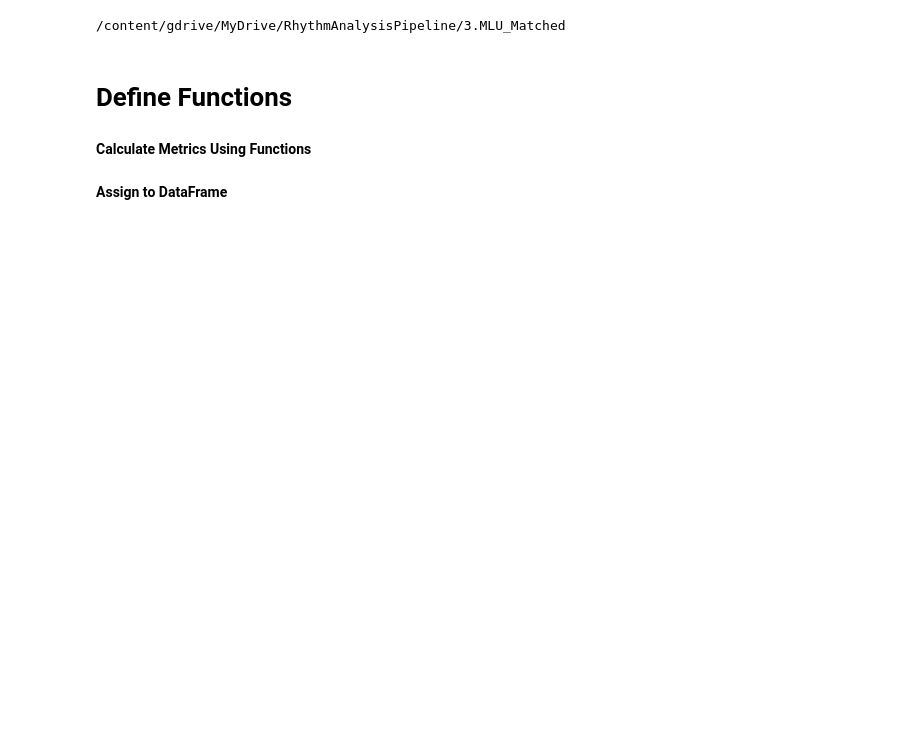
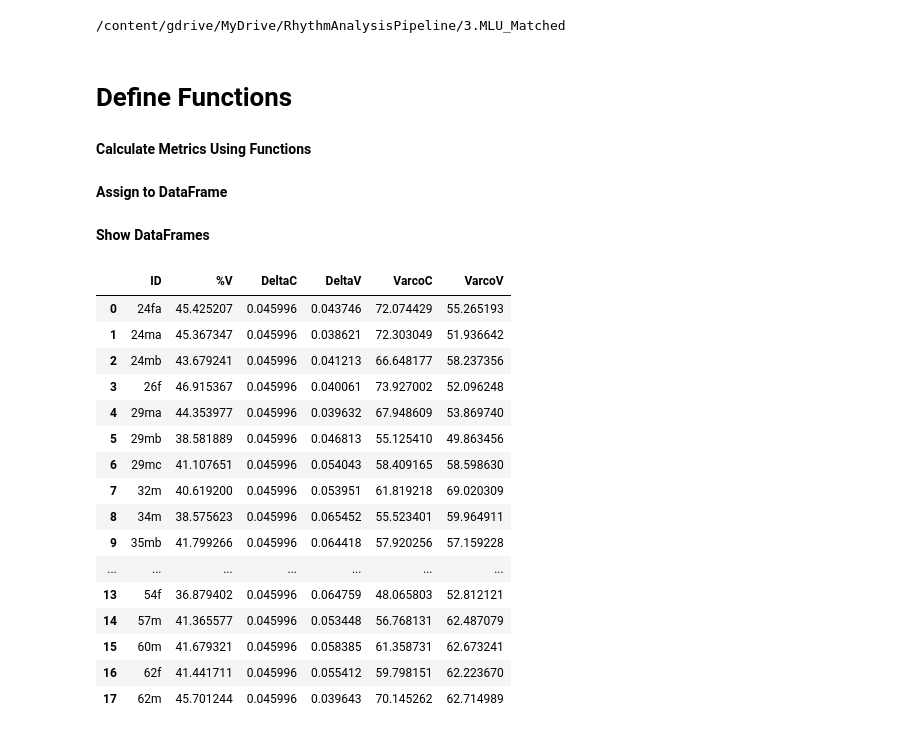
Before and after one commit to Janina712/MLTSA22_JBoecher, a Jupyter notebook: Other/4. Compute_RhythmMetrics.ipynb, the cells around one changed output. Drawn from its saved outputs; the diff is of its cells as text; code cells hidden in the pictures; blank space fills up the shorter version.

```diff
--- a/Other/4. Compute_RhythmMetrics.ipynb
+++ b/Other/4. Compute_RhythmMetrics.ipynb
@@ -101,2 +164,17 @@ varcoV_interview = computeVarcoV(interview_vowels, deltaV_interview)
+# %%
+deltaV_reading_pws = computeDeltaV(reading_vowels_pws)
+deltaV_interview_pws = computeDeltaV(interview_vowels_pws)
+deltaV_reading_control = computeDeltaV(reading_vowels_control)
+deltaV_interview_control = computeDeltaV(interview_vowels_control)
+# %%
+varcoC_reading_pws = computeVarcoC(reading_consonants_pws, deltaC_reading_pws)
+varcoC_interview_pws = computeVarcoC(interview_consonants_pws, deltaC_interview_pws)
+varcoC_reading_control = computeVarcoC(reading_consonants_control, deltaC_reading_control)
+varcoC_interview_control = computeVarcoC(interview_consonants_control, deltaC_interview_control)
+# %%
+varcoV_reading_pws = computeVarcoV(reading_vowels_pws, deltaV_reading_pws)
+varcoV_interview_pws = computeVarcoV(interview_vowels_pws, deltaV_interview_pws)
+varcoV_reading_control = computeVarcoV(reading_vowels_control, deltaV_reading_control)
+varcoV_interview_control = computeVarcoV(interview_vowels_control, deltaV_interview_control)
 # %% [markdown]
 **Assign to DataFrame**
@@ -116,0 +181,7 @@ result_interview["VarcoV"] = varcoV_interview*100
+# %%
+result_reading_pws["ID"] = pws_IDs
+result_reading_pws["%V"] = percV_reading_pws*100
+result_reading_pws["DeltaC"] = deltaC_reading_pws
+result_reading_pws["DeltaV"] = deltaV_reading_pws
+result_reading_pws["VarcoC"] = varcoC_reading_pws*100
+result_reading_pws["VarcoV"] = varcoV_reading_pws*100
@@ -116,0 +211,22 @@ result_interview["VarcoV"] = varcoV_interview*100
+# %% [markdown]
+**Show DataFrames**
+# %%
+result_reading_pws
+# %% [output]
+|  | ID | %V | DeltaC | DeltaV | VarcoC | VarcoV |
+| 0 | 24fa | 45.425207 | 0.045996 | 0.043746 | 72.074429 | 55.265193 |
+| 1 | 24ma | 45.367347 | 0.045996 | 0.038621 | 72.303049 | 51.936642 |
+| 2 | 24mb | 43.679241 | 0.045996 | 0.041213 | 66.648177 | 58.237356 |
+| 3 | 26f | 46.915367 | 0.045996 | 0.040061 | 73.927002 | 52.096248 |
+| 4 | 29ma | 44.353977 | 0.045996 | 0.039632 | 67.948609 | 53.869740 |
+| 5 | 29mb | 38.581889 | 0.045996 | 0.046813 | 55.125410 | 49.863456 |
+| 6 | 29mc | 41.107651 | 0.045996 | 0.054043 | 58.409165 | 58.598630 |
+| 7 | 32m | 40.619200 | 0.045996 | 0.053951 | 61.819218 | 69.020309 |
+| 8 | 34m | 38.575623 | 0.045996 | 0.065452 | 55.523401 | 59.964911 |
+| 9 | 35mb | 41.799266 | 0.045996 | 0.064418 | 57.920256 | 57.159228 |
+| ... | ... | ... | ... | ... | ... | ... |
+| 13 | 54f | 36.879402 | 0.045996 | 0.064759 | 48.065803 | 52.812121 |
+| 14 | 57m | 41.365577 | 0.045996 | 0.053448 | 56.768131 | 62.487079 |
+| 15 | 60m | 41.679321 | 0.045996 | 0.058385 | 61.358731 | 62.673241 |
+| 16 | 62f | 41.441711 | 0.045996 | 0.055412 | 59.798151 | 62.223670 |
+| 17 | 62m | 45.701244 | 0.045996 | 0.039643 | 70.145262 | 62.714989 |
```
Also changed, not shown: parts of 38 cells of this notebook.
